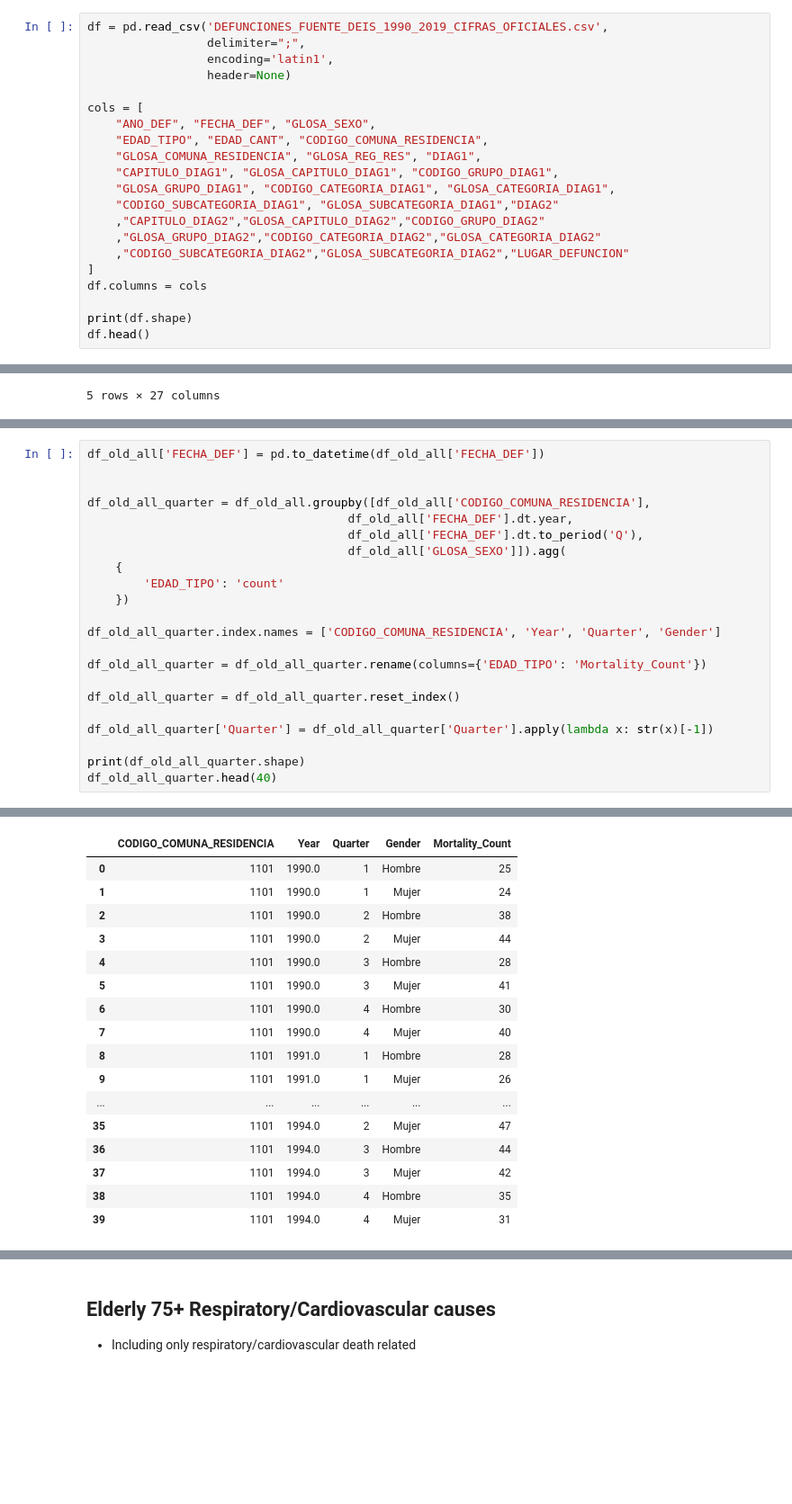
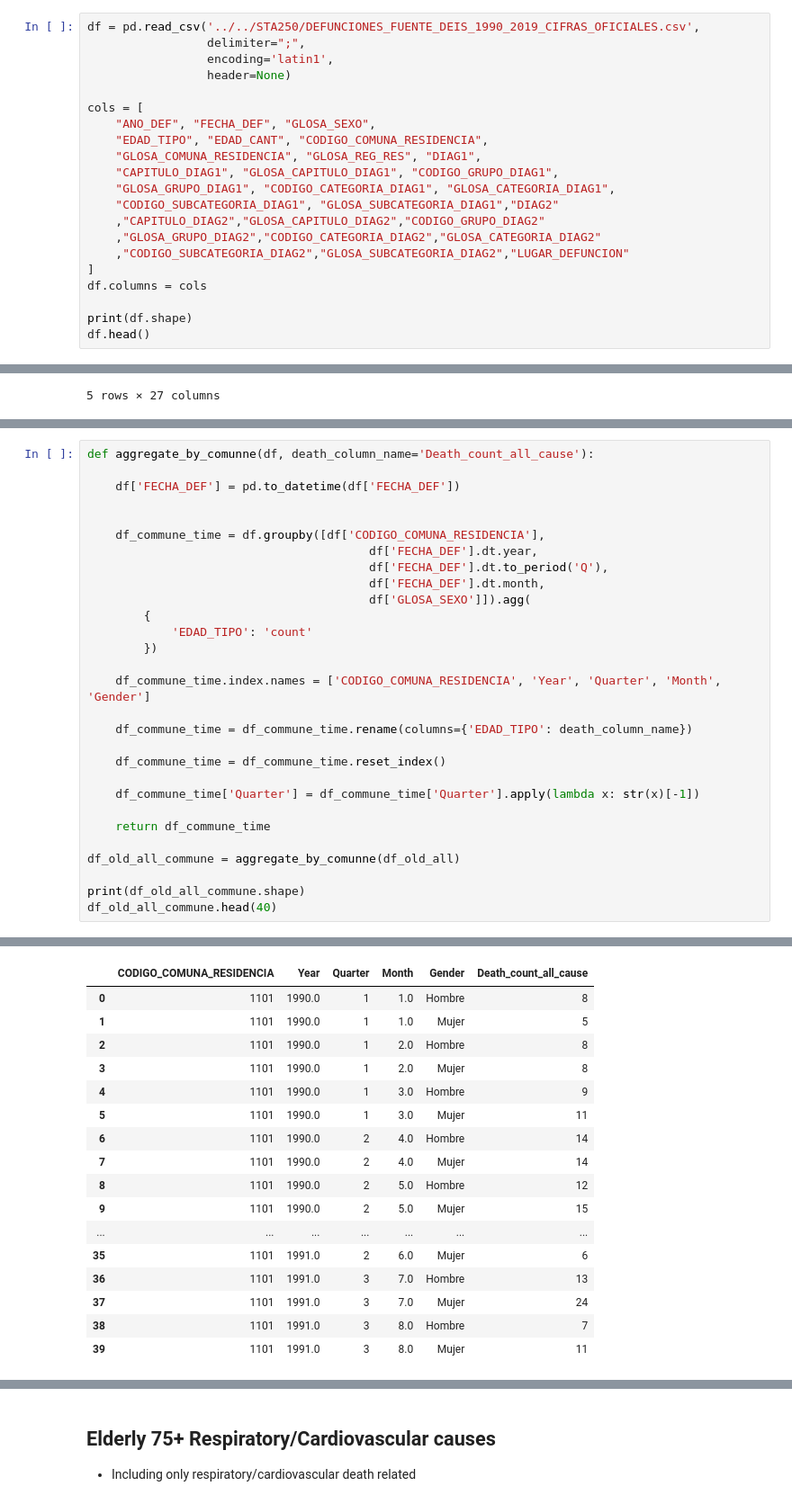
Before and after one commit to pmbusch/PM25-Satellite-Chile, a Jupyter notebook: Scripts/elderly_75+_mortality.ipynb, the cells around one changed output, grey strips where cells are left out. Shown at 90% size. Saved outputs shown, nothing was run; the diff lists cells and outputs as text; blank space fills up the shorter version.

Commit message:
Creating datasert with all possible death counts

```diff
--- a/Scripts/elderly_75+_mortality.ipynb
+++ b/Scripts/elderly_75+_mortality.ipynb
@@ -13,7 +9,7 @@ Link to download dataset: https://deis.minsal.cl/#datosabiertos
 # %% [markdown]
 ![image.png](attachment:image.png)
 # %%
-df = pd.read_csv('DEFUNCIONES_FUENTE_DEIS_1990_2019_CIFRAS_OFICIALES.csv',
+df = pd.read_csv('../../STA250/DEFUNCIONES_FUENTE_DEIS_1990_2019_CIFRAS_OFICIALES.csv',
                  delimiter=";",
                  encoding='latin1',
                  header=None)
@@ -94,25 +91,32 @@ df_old_all.head()
 # %%
-df_old_all['FECHA_DEF'] = pd.to_datetime(df_old_all['FECHA_DEF'])
+def aggregate_by_comunne(df, death_column_name='Death_count_all_cause'):
+
+    df['FECHA_DEF'] = pd.to_datetime(df['FECHA_DEF'])
 
 
-df_old_all_quarter = df_old_all.groupby([df_old_all['CODIGO_COMUNA_RESIDENCIA'],
-                                     df_old_all['FECHA_DEF'].dt.year,
-                                     df_old_all['FECHA_DEF'].dt.to_period('Q'),
-                                     df_old_all['GLOSA_SEXO']]).agg(
-    {
-        'EDAD_TIPO': 'count'
-    })
+    df_commune_time = df.groupby([df['CODIGO_COMUNA_RESIDENCIA'],
+                                        df['FECHA_DEF'].dt.year,
+                                        df['FECHA_DEF'].dt.to_period('Q'),
+                                        df['FECHA_DEF'].dt.month,
+                                        df['GLOSA_SEXO']]).agg(
+        {
+            'EDAD_TIPO': 'count'
+        })
 
-df_old_all_quarter.index.names = ['CODIGO_COMUNA_RESIDENCIA', 'Year', 'Quarter', 'Gender']
+    df_commune_time.index.names = ['CODIGO_COMUNA_RESIDENCIA', 'Year', 'Quarter', 'Month', 'Gender']
 
-df_old_all_quarter = df_old_all_quarter.rename(columns={'EDAD_TIPO': 'Mortality_Count'})
+    df_commune_time = df_commune_time.rename(columns={'EDAD_TIPO': death_column_name})
 
-df_old_all_quarter = df_old_all_quarter.reset_index()
+    df_commune_time = df_commune_time.reset_index()
 
-df_old_all_quarter['Quarter'] = df_old_all_quarter['Quarter'].apply(lambda x: str(x)[-1])
+    df_commune_time['Quarter'] = df_commune_time['Quarter'].apply(lambda x: str(x)[-1])
 
-print(df_old_all_quarter.shape)
-df_old_all_quarter.head(40)
+    return df_commune_time
+
+df_old_all_commune = aggregate_by_comunne(df_old_all)
+
+print(df_old_all_commune.shape)
+df_old_all_commune.head(40)
 # %% [output]
 A value is trying to be set on a copy of a slice from a DataFrame.
 Try using .loc[row_indexer,col_indexer] = value instead
@@ -123,17 +127,17 @@ See the caveats in the documentation: http://pandas.pydata.org/pandas-docs/stabl
-|  | CODIGO_COMUNA_RESIDENCIA | Year | Quarter | Gender | Mortality_Count |
-| 0 | 1101 | 1990.0 | 1 | Hombre | 25 |
-| 1 | 1101 | 1990.0 | 1 | Mujer | 24 |
-| 2 | 1101 | 1990.0 | 2 | Hombre | 38 |
-| 3 | 1101 | 1990.0 | 2 | Mujer | 44 |
-| 4 | 1101 | 1990.0 | 3 | Hombre | 28 |
-| 5 | 1101 | 1990.0 | 3 | Mujer | 41 |
-| 6 | 1101 | 1990.0 | 4 | Hombre | 30 |
-| 7 | 1101 | 1990.0 | 4 | Mujer | 40 |
-| 8 | 1101 | 1991.0 | 1 | Hombre | 28 |
-| 9 | 1101 | 1991.0 | 1 | Mujer | 26 |
-| ... | ... | ... | ... | ... | ... |
-| 35 | 1101 | 1994.0 | 2 | Mujer | 47 |
-| 36 | 1101 | 1994.0 | 3 | Hombre | 44 |
-| 37 | 1101 | 1994.0 | 3 | Mujer | 42 |
-| 38 | 1101 | 1994.0 | 4 | Hombre | 35 |
-| 39 | 1101 | 1994.0 | 4 | Mujer | 31 |
+|  | CODIGO_COMUNA_RESIDENCIA | Year | Quarter | Month | Gender | Death_count_all_cause |
+| 0 | 1101 | 1990.0 | 1 | 1.0 | Hombre | 8 |
+| 1 | 1101 | 1990.0 | 1 | 1.0 | Mujer | 5 |
+| 2 | 1101 | 1990.0 | 1 | 2.0 | Hombre | 8 |
+| 3 | 1101 | 1990.0 | 1 | 2.0 | Mujer | 8 |
+| 4 | 1101 | 1990.0 | 1 | 3.0 | Hombre | 9 |
+| 5 | 1101 | 1990.0 | 1 | 3.0 | Mujer | 11 |
+| 6 | 1101 | 1990.0 | 2 | 4.0 | Hombre | 14 |
+| 7 | 1101 | 1990.0 | 2 | 4.0 | Mujer | 14 |
+| 8 | 1101 | 1990.0 | 2 | 5.0 | Hombre | 12 |
+| 9 | 1101 | 1990.0 | 2 | 5.0 | Mujer | 15 |
+| ... | ... | ... | ... | ... | ... | ... |
+| 35 | 1101 | 1991.0 | 2 | 6.0 | Mujer | 6 |
+| 36 | 1101 | 1991.0 | 3 | 7.0 | Hombre | 13 |
+| 37 | 1101 | 1991.0 | 3 | 7.0 | Mujer | 24 |
+| 38 | 1101 | 1991.0 | 3 | 8.0 | Hombre | 7 |
+| 39 | 1101 | 1991.0 | 3 | 8.0 | Mujer | 11 |
```
Also changed, not shown: parts of 27 cells of this notebook, 1 other file.
